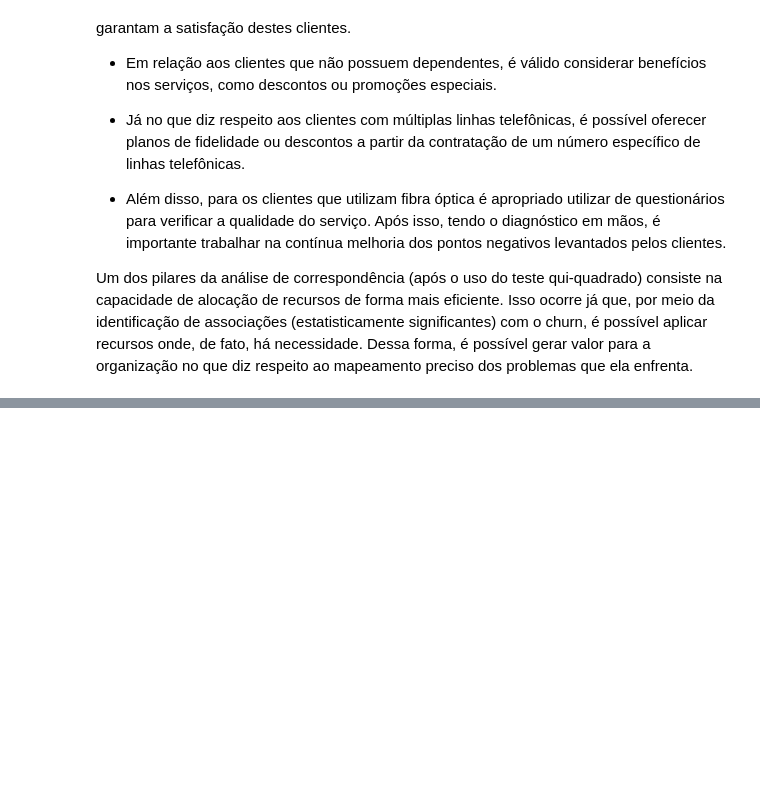
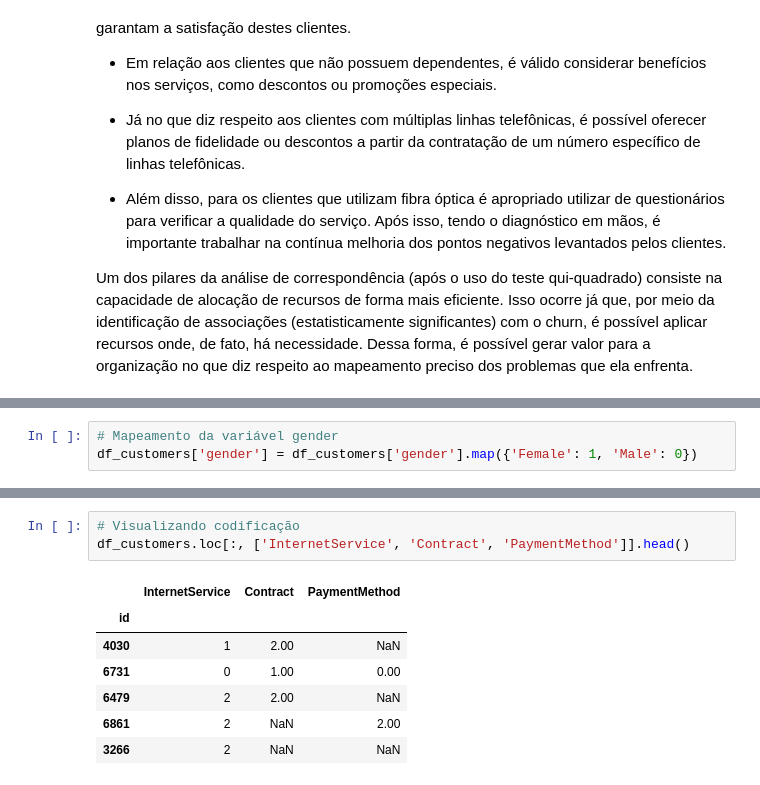
Before and after one commit to lazarocordeirosilva/Previsao_Churn, a Jupyter notebook: notebook/Churn Analysis.ipynb, the cells around one changed output, grey strips where cells are left out. Cells and saved outputs as stored; diff of their text form; blank space fills up the shorter version.

```diff
--- a/notebook/Churn Analysis.ipynb
+++ b/notebook/Churn Analysis.ipynb
@@ -855,0 +991,3 @@ Um dos pilares da análise de correspondência (após o uso do teste qui-quadrad
+# %%
+# Mapeamento da variável gender
+df_customers['gender'] = df_customers['gender'].map({'Female': 1, 'Male': 0})
@@ -855,0 +1139,11 @@ Um dos pilares da análise de correspondência (após o uso do teste qui-quadrad
+# %%
+# Visualizando codificação
+df_customers.loc[:, ['InternetService', 'Contract', 'PaymentMethod']].head()
+# %% [output]
+|  | InternetService | Contract | PaymentMethod |
+| id |  |  |  |
+| 4030 | 1 | 2.00 | NaN |
+| 6731 | 0 | 1.00 | 0.00 |
+| 6479 | 2 | 2.00 | NaN |
+| 6861 | 2 | NaN | 2.00 |
+| 3266 | 2 | NaN | NaN |
```
Also changed, not shown: parts of 48 cells of this notebook.
